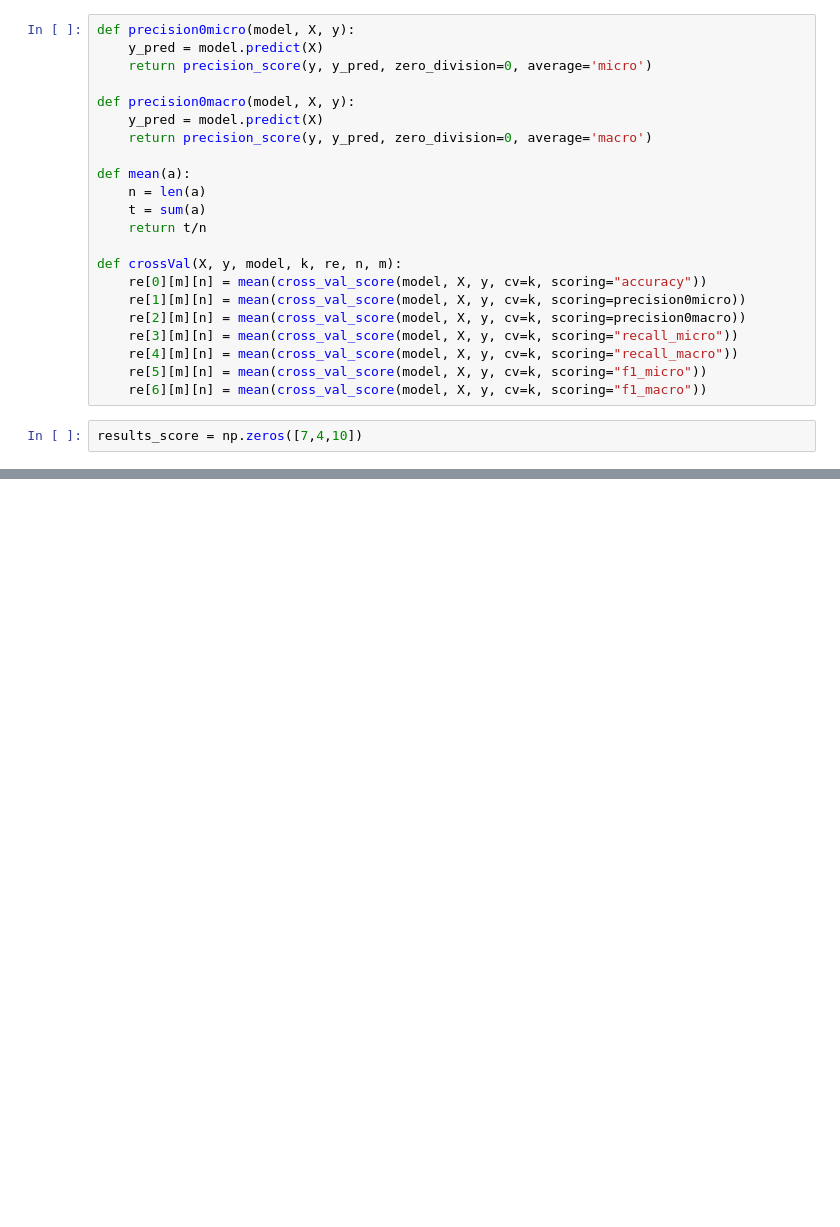
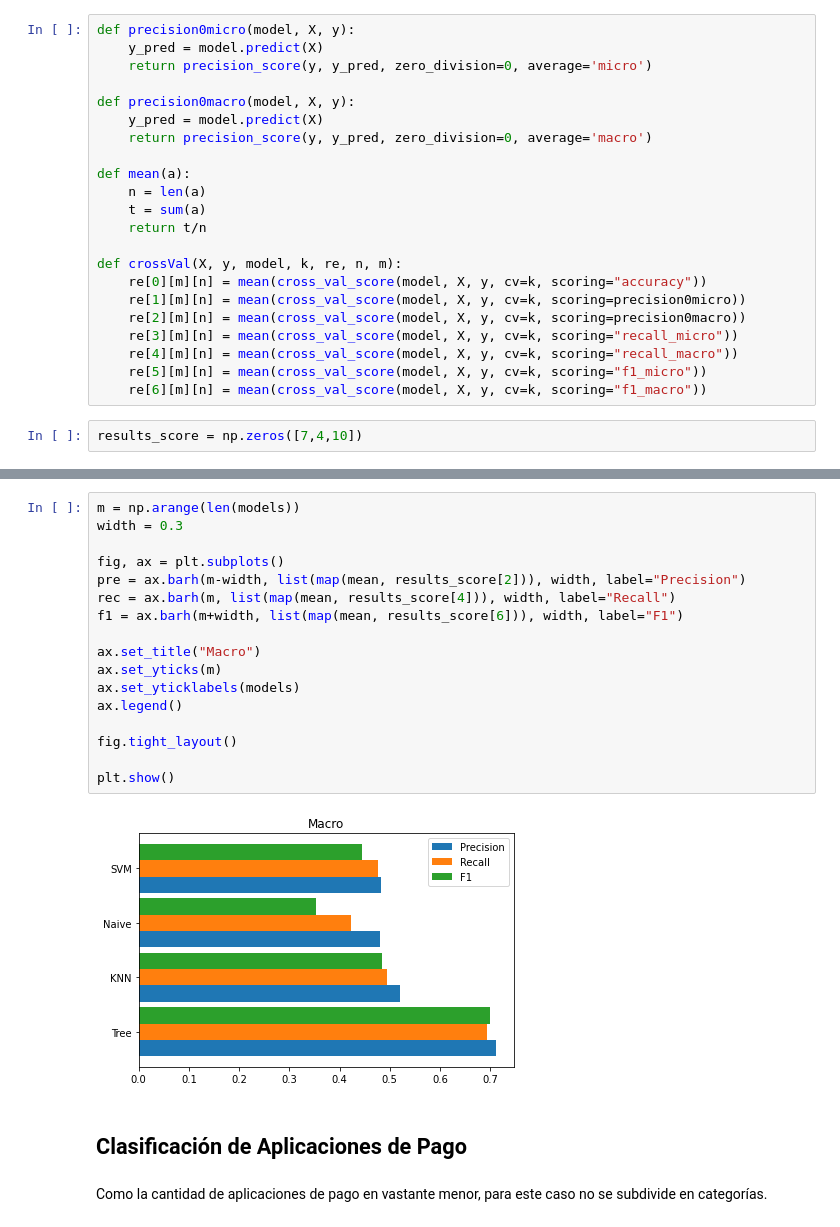
Before and after one commit to G-Urrea/Google-Play-Store-Mining, a Jupyter notebook: ExperimentoPregunta1.ipynb, the cells around one changed output, grey strips where cells are left out. Saved outputs shown, nothing was run; the diff lists cells and outputs as text; blank space fills up the shorter version.

```diff
--- a/ExperimentoPregunta1.ipynb
+++ b/ExperimentoPregunta1.ipynb
@@ -266,0 +355,23 @@ for dt in cat_dt_r:
+# %%
+m = np.arange(len(models))
+width = 0.3
+
+fig, ax = plt.subplots()
+pre = ax.barh(m-width, list(map(mean, results_score[2])), width, label="Precision")
+rec = ax.barh(m, list(map(mean, results_score[4])), width, label="Recall")
+f1 = ax.barh(m+width, list(map(mean, results_score[6])), width, label="F1")
+
+ax.set_title("Macro")
+ax.set_yticks(m)
+ax.set_yticklabels(models)
+ax.legend()
+
+fig.tight_layout()
+
+plt.show()
+# %% [output]
+[figure, added]
+# %% [markdown]
+## Clasificación de Aplicaciones de Pago
+# %% [markdown]
+Como la cantidad de aplicaciones de pago en vastante menor, para este caso no se subdivide en categorías.
```
Also changed, not shown: parts of 62 cells of this notebook, 1 other file.
